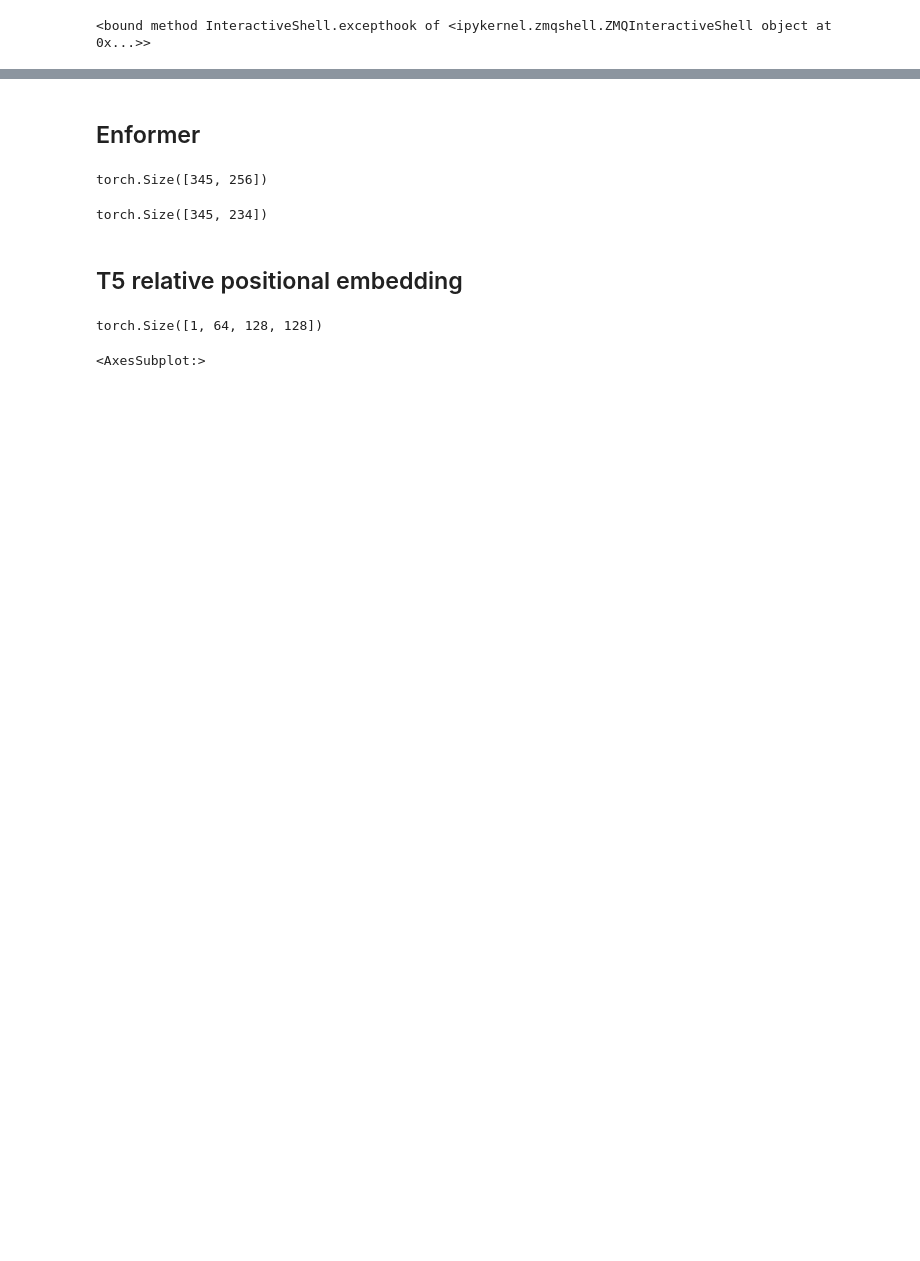
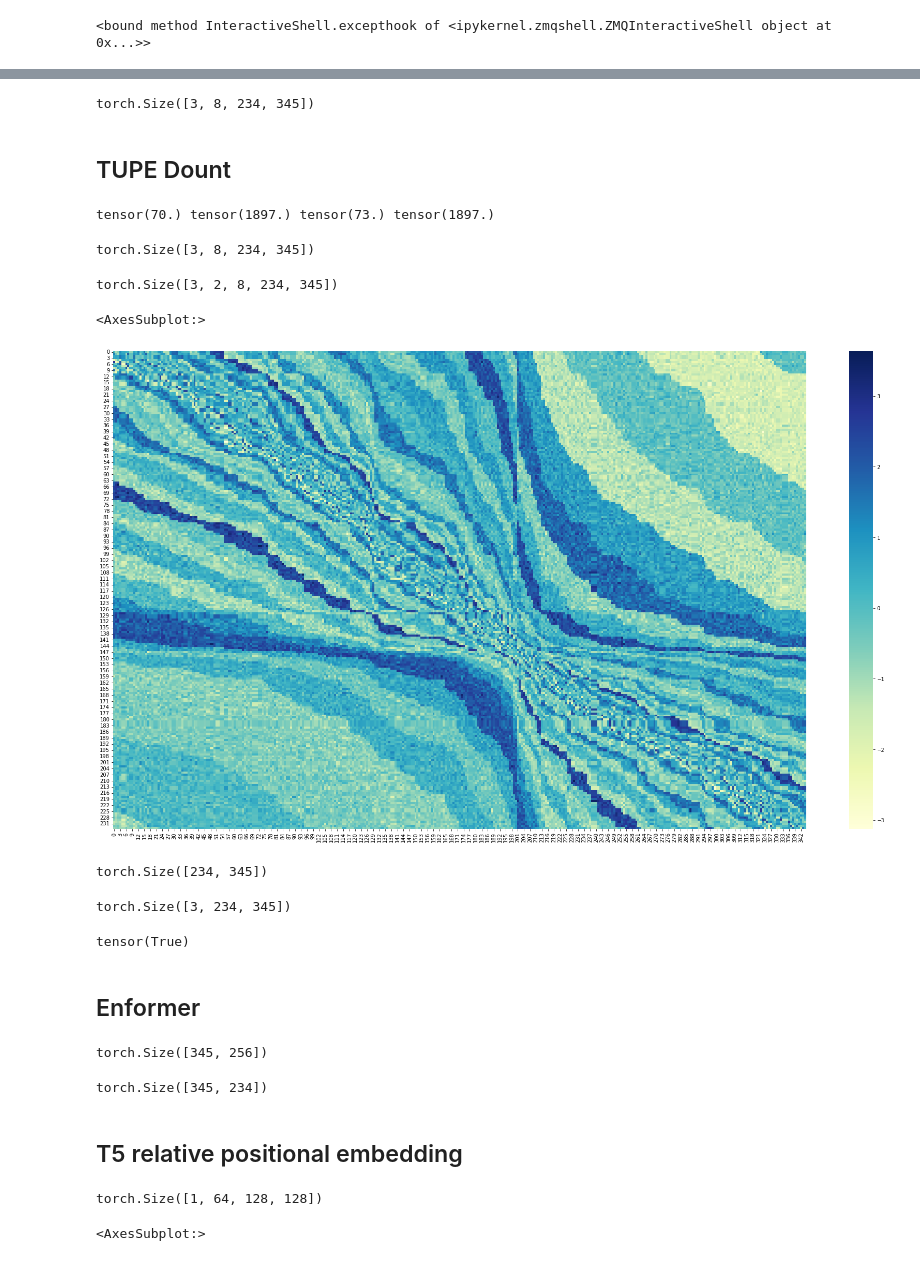
Before and after one commit to whatever60/w_positional_embeddings_pytorch, a Jupyter notebook: visualize.ipynb, the cells around one changed output, grey strips where cells are left out. Cells and saved outputs as stored; diff of their text form; code cells hidden in the pictures; blank space fills up the shorter version.

Commit message:
add tupe for dount

```diff
--- a/visualize.ipynb
+++ b/visualize.ipynb
@@ -20,5 +21,6 @@ padding_idx = 0
 dropout_p = 0.1
 
 batch_size = 3
+num_ts = 2
 q = torch.randn(batch_size, num_heads, max_length_q, head_dim)
 k = torch.randn(batch_size, num_heads, max_length_k, head_dim)
@@ -24,0 +31,12 @@ k = torch.randn(batch_size, num_heads, max_length_k, head_dim)
+# %%
+pe = UnifiedPositionalEmbedding(
+    head_dim=head_dim,
+    num_heads=num_heads,
+    max_length=max(max_length_q, max_length_k),
+    dropout_p=dropout_p,
+)
+pe.forward_attn(q, k, position_q=None, position_k=None).shape
+# %% [output]
+torch.Size([3, 8, 234, 345])
+# %% [markdown]
+## TUPE Dount
@@ -25,3 +82,54 @@ k = torch.randn(batch_size, num_heads, max_length_k, head_dim)
+# %%
+pe = DountUnifiedPositionalEmbedding(
+    head_dim=head_dim,
+    num_heads=num_heads,
+    max_pos=2000,
+    dropout_p=0,
+    max_distance=2000,
+    num_buckets=128
+)
+
+tss = torch.rand(batch_size, num_ts) * 2 * 10**6
+position_q = (torch.rand(batch_size, max_length_q) * 2 * 10**6).sort()[0]
+position_k = (torch.rand(batch_size, max_length_k) * 2 * 10**6).sort()[0]
+position_q = position_q[:, None, :] - tss[:, :, None]
+position_k = position_k[:, None, :] - tss[:, :, None]
+position_q /= 2  # [-1_000_000, 1_000_000]
+position_k /= 2
+position_q = position_q.abs().sqrt() * position_q.sign() + 10**3  # [0, 2_000]
+position_k = position_k.abs().sqrt() * position_k.sign() + 10**3
+
+position_q = position_q.round()
+position_k = position_k.round()
+
+rprint(position_q.min(), position_q.max(), position_k.min(), position_k.max())
+rprint(pe.forward_attn(q, k, position_q, position_k).shape)
+attn_bias = pe.compute_bias(position_q, position_k)
+rprint(attn_bias.shape)
+
+fig, axs = plt.subplots(1, 1, figsize=(30, 17))
+sns.heatmap(attn_bias.detach().numpy()[0, 0, 0], cmap="YlGnBu", ax=axs)
+# sns.heatmap(attn_bias.detach().numpy()[0, 0], cmap="YlGnBu", ax=axs[0])
+# sns.heatmap(attn_bias.detach().numpy()[0, 1], cmap="YlGnBu", ax=axs[1])
+# sns.heatmap(attn_bias.detach().numpy()[0, 2], cmap="YlGnBu", ax=axs[2])
+# %% [output]
+tensor(70.) tensor(1897.) tensor(73.) tensor(1897.)
+torch.Size([3, 8, 234, 345])
+torch.Size([3, 2, 8, 234, 345])
+<AxesSubplot:>
+[figure, added]
+# %%
+rel_pos_1 = position_k[0][None, :] - position_q[0][:, None]
+rprint(relative_position_bucket(rel_pos_1.long()).shape)
+
+rel_pos_2 = position_k[:, None, :] - position_q[:, :, None]
+rprint(relative_position_bucket(rel_pos_2.long()).shape)
+
+torch.isclose(relative_position_bucket(rel_pos_2.long())[0], relative_position_bucket(rel_pos_1.long())).all()
+# %% [output]
+torch.Size([234, 345])
+torch.Size([3, 234, 345])
+tensor(True)
 # %% [markdown]
 ## Enformer
 # %%
```
Also changed, not shown: parts of 5 cells of this notebook, 4 other files.
